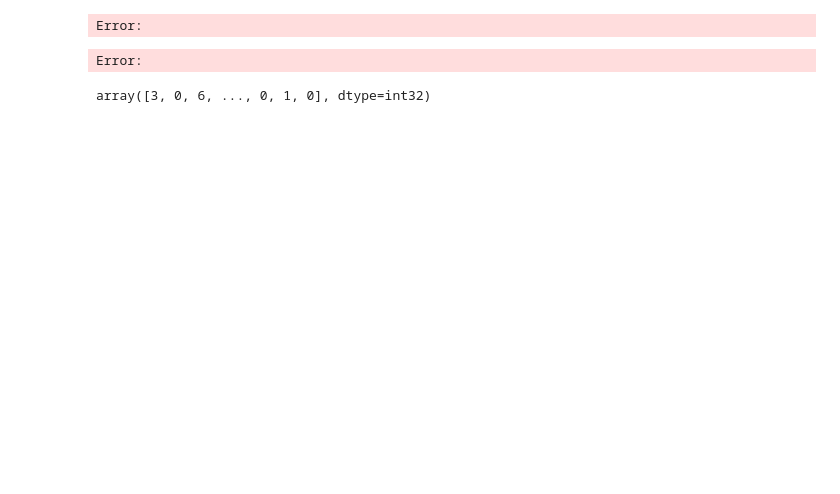
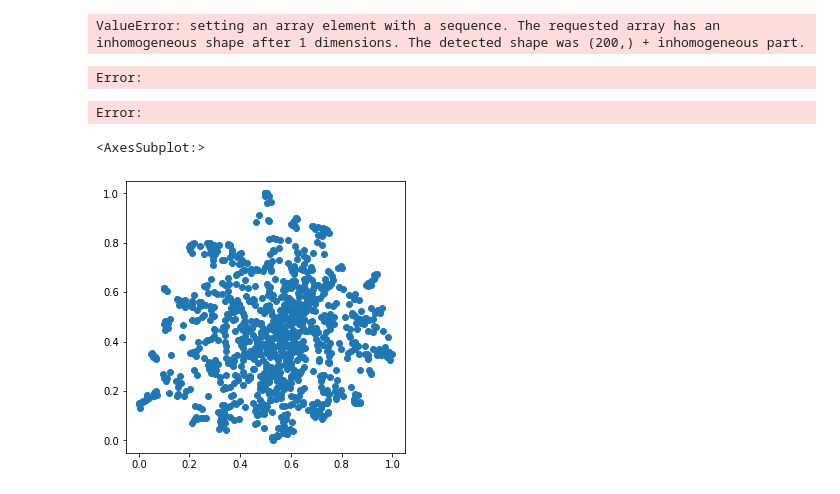
Before and after one commit to ersilia-os/fps-grid, a Jupyter notebook: grid.ipynb, the cells around one changed output. Cells and saved outputs as stored; diff of their text form; code cells hidden in the pictures; blank space fills up the shorter version.

Commit message:
grid transformermodel

```diff
--- a/grid.ipynb
+++ b/grid.ipynb
@@ -9,7 +9,7 @@ def chunker(seq, size):
 
 def ecfp_counts(mols):
     fps = [AllChem.GetMorganFingerprint(mol, radius=3, useCounts=True, useFeatures=True) for mol in mols]
-    nfp = np.zeros((len(fps), 1024), np.int32)
+    nfp = np.zeros((len(fps), 1024), np.uint8)
     for i, fp in enumerate(fps):
         for idx, v in fp.GetNonzeroElements().items():
             nidx = idx % 1024
@@ -20,16 +20,13 @@ df = pd.read_csv("data/reference_library.csv", header=None)
 
 smiles = df[0]
 
+from tqdm import tqdm
+
 R = []
-for chunk in chunker(smiles, 10000):
-    mols = [Chem.MolFromSmiles(smi) for smi in smiles]
+for chunk in tqdm(chunker(smiles, 10000)):
+    mols = [Chem.MolFromSmiles(smi) for smi in chunk]
     e = ecfp_counts(mols)
     R += [e]
-ecfp = np.array(R, dtype=int)
+ecfp = np.concatenate(R)
 # %% [output]
-Error:
+ValueError: setting an array element with a sequence. The requested array has an inhomogeneous shape after 1 dimensions. The detected shape was (200,) + inhomogeneous part.
-Error:
-# %%
-ecfp[0]
-# %% [output]
-array([3, 0, 6, ..., 0, 1, 0], dtype=int32)
@@ -35,0 +35,51 @@ array([3, 0, 6, ..., 0, 1, 0], dtype=int32)
+# %%
+data = pd.read_csv("data/reference_ecfp.csv").values()
+# %% [output]
+Error:
+Error:
+# %%
+# Smaller Dataset
+
+import pandas as pd
+import numpy as np
+from rdkit import Chem
+from rdkit.Chem import AllChem
+
+def chunker(seq, size):
+    return (seq[pos:pos + size] for pos in range(0, len(seq), size))
+
+def ecfp_counts(mols):
+    fps = [AllChem.GetMorganFingerprint(mol, radius=3, useCounts=True, useFeatures=True) for mol in mols]
+    nfp = np.zeros((len(fps), 1024), np.uint8)
+    for i, fp in enumerate(fps):
+        for idx, v in fp.GetNonzeroElements().items():
+            nidx = idx % 1024
+            nfp[i, nidx] += int(v)
+    return nfp
+
+
+df = pd.read_csv("data/reference_library.csv", header=None)
+
+smiles = df[0].loc[0:49999]
+
+from tqdm import tqdm
+
+R = []
+for chunk in tqdm(chunker(smiles, 10000)):
+    mols = [Chem.MolFromSmiles(smi) for smi in chunk]
+    e = ecfp_counts(mols)
+    R += [e]
+ecfp = np.concatenate(R)
+# %%
+from griddify import FeatureDistances, Tabular2Cloud
+from griddify.plots import cloud_plot
+
+fd = FeatureDistances(metric="cosine").calculate(ecfp)
+tc = Tabular2Cloud()
+tc.fit(fd)
+Xc = tc.transform(fd)
+
+cloud_plot(Xc)
+# %% [output]
+<AxesSubplot:>
+[figure, added]
```
Also changed, not shown: parts of 4 cells of this notebook, 1 other file.
